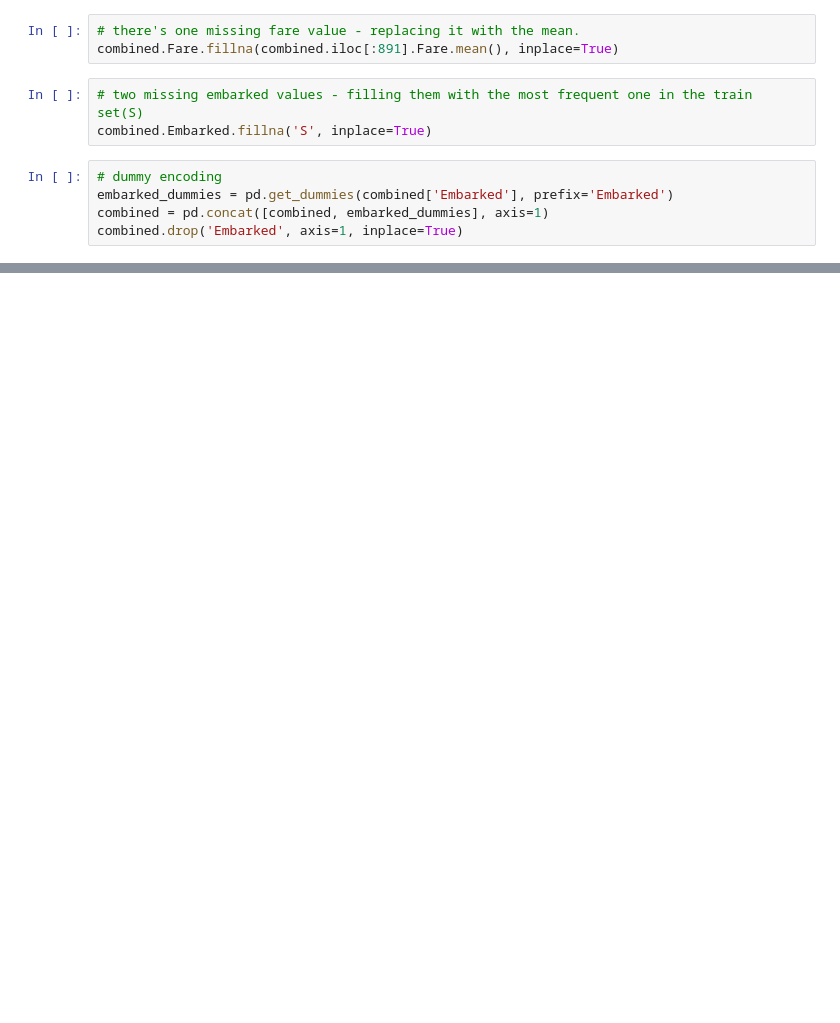
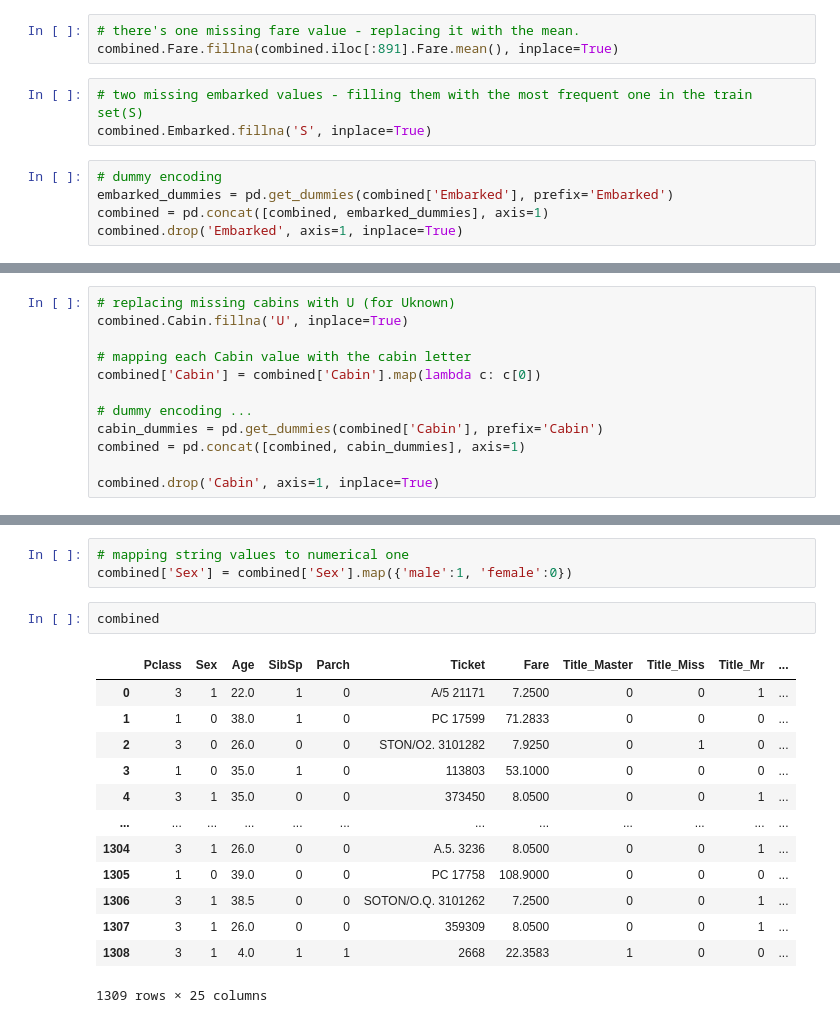
Before and after one commit to xuxiufeng/Titanic-Machine_Learning_from_Disaster, a Jupyter notebook: Titanic_Machine_Learning_from_Disaster.ipynb, the cells around one changed output, grey strips where cells are left out. Drawn from its saved outputs; the diff is of its cells as text; blank space fills up the shorter version.

```diff
--- a/Titanic_Machine_Learning_from_Disaster.ipynb
+++ b/Titanic_Machine_Learning_from_Disaster.ipynb
@@ -559,0 +554,12 @@ Name: Cabin, Length: 891, dtype: object
+# %%
+# replacing missing cabins with U (for Uknown)
+combined.Cabin.fillna('U', inplace=True)
+
+# mapping each Cabin value with the cabin letter
+combined['Cabin'] = combined['Cabin'].map(lambda c: c[0])
+
+# dummy encoding ...
+cabin_dummies = pd.get_dummies(combined['Cabin'], prefix='Cabin')
+combined = pd.concat([combined, cabin_dummies], axis=1)
+
+combined.drop('Cabin', axis=1, inplace=True)
@@ -559,0 +575,19 @@ Name: Cabin, Length: 891, dtype: object
+# %%
+# mapping string values to numerical one
+combined['Sex'] = combined['Sex'].map({'male':1, 'female':0})
+# %%
+combined
+# %% [output]
+|  | Pclass | Sex | Age | SibSp | Parch | Ticket | Fare | Title_Master | Title_Miss | Title_Mr | ... |
+| 0 | 3 | 1 | 22.0 | 1 | 0 | A/5 21171 | 7.2500 | 0 | 0 | 1 | ... |
+| 1 | 1 | 0 | 38.0 | 1 | 0 | PC 17599 | 71.2833 | 0 | 0 | 0 | ... |
+| 2 | 3 | 0 | 26.0 | 0 | 0 | STON/O2. 3101282 | 7.9250 | 0 | 1 | 0 | ... |
+| 3 | 1 | 0 | 35.0 | 1 | 0 | 113803 | 53.1000 | 0 | 0 | 0 | ... |
+| 4 | 3 | 1 | 35.0 | 0 | 0 | 373450 | 8.0500 | 0 | 0 | 1 | ... |
+| ... | ... | ... | ... | ... | ... | ... | ... | ... | ... | ... | ... |
+| 1304 | 3 | 1 | 26.0 | 0 | 0 | A.5. 3236 | 8.0500 | 0 | 0 | 1 | ... |
+| 1305 | 1 | 0 | 39.0 | 0 | 0 | PC 17758 | 108.9000 | 0 | 0 | 0 | ... |
+| 1306 | 3 | 1 | 38.5 | 0 | 0 | SOTON/O.Q. 3101262 | 7.2500 | 0 | 0 | 1 | ... |
+| 1307 | 3 | 1 | 26.0 | 0 | 0 | 359309 | 8.0500 | 0 | 0 | 1 | ... |
+| 1308 | 3 | 1 | 4.0 | 1 | 1 | 2668 | 22.3583 | 1 | 0 | 0 | ... |
+1309 rows × 25 columns
```
Also changed, not shown: parts of 36 cells of this notebook.
